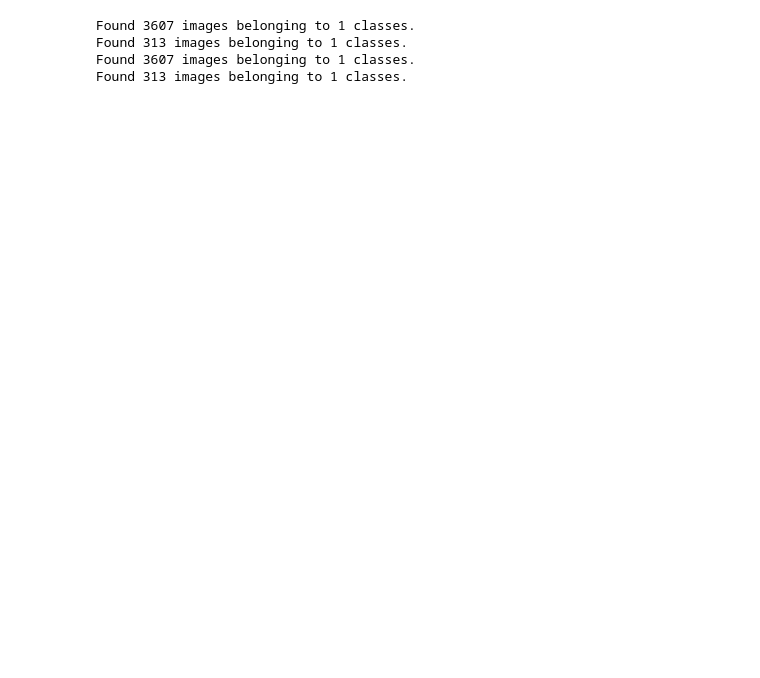
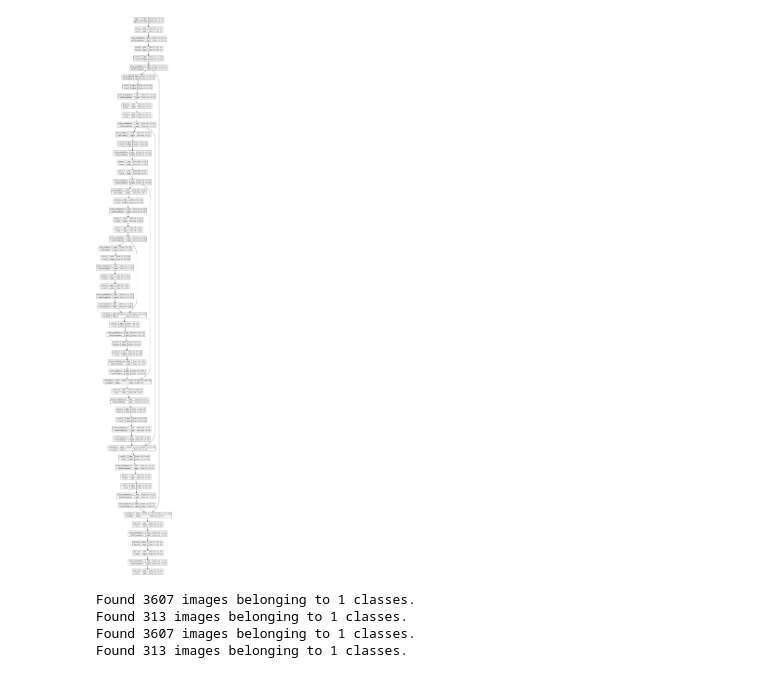
Before and after one commit to bicycle-lane-detector/detector, a Jupyter notebook: src/main.ipynb, the cells around one changed output. Drawn from its saved outputs; the diff is of its cells as text; code cells hidden in the pictures; blank space fills up the shorter version.

Commit message:
add graphical representation

```diff
--- a/src/main.ipynb
+++ b/src/main.ipynb
@@ -45,6 +47,14 @@ Total params: 1,946,993
 Trainable params: 1,944,049
 Non-trainable params: 2,944
 __________________________________________________________________________________________________
+# %%
+from keras.utils.vis_utils import plot_model
+plot_model(model,to_file='./../Models/unet_struct.png',show_shapes=True, show_layer_names=True)
+
+from IPython.display import Image as IP_Image
+IP_Image(retina=True, filename='./../Models/unet_struct.png')
+# %% [output]
+[figure, added]
 # %%
 opt = keras.optimizers.Adam(LEARNING_RATE)
 callbacks = create_callbacks(BACKUP_MODEL_PATH)
```
Also changed, not shown: parts of 3 cells of this notebook.
